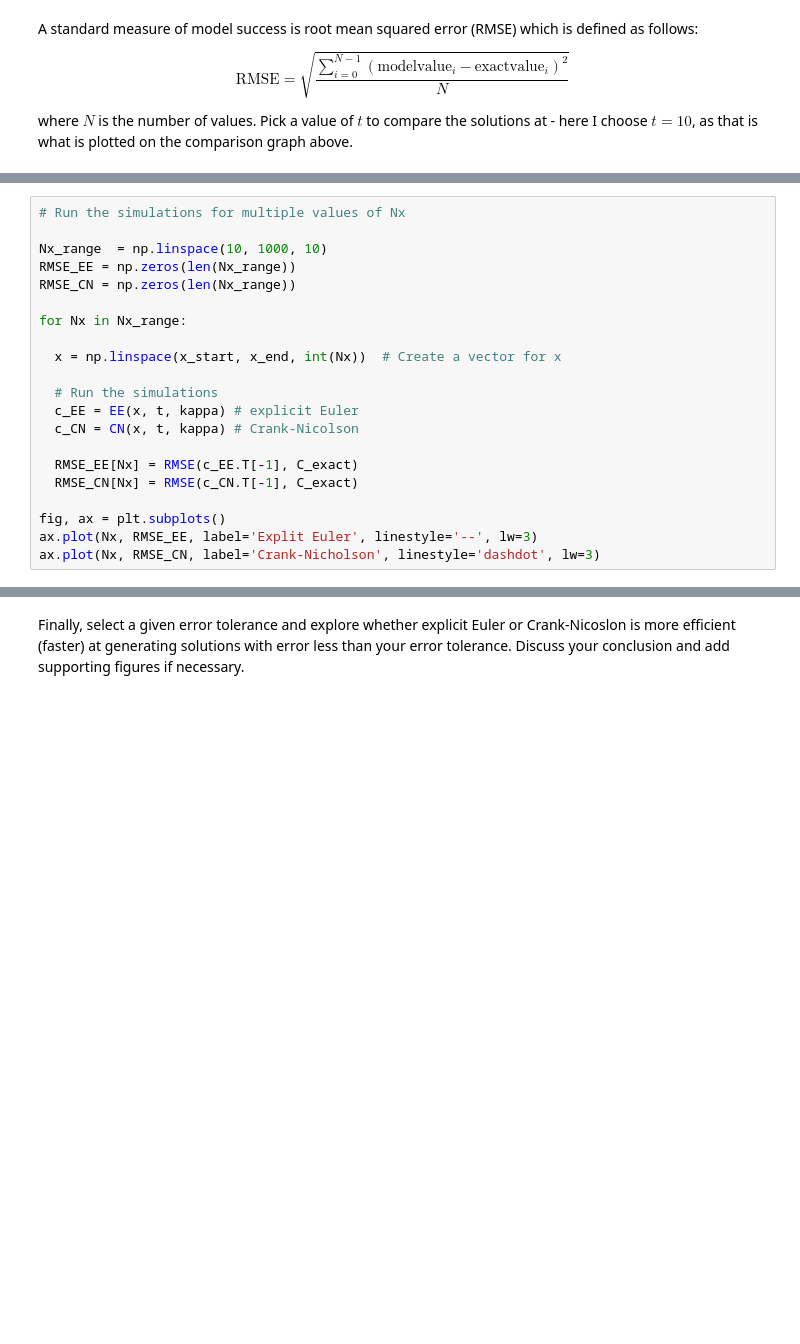
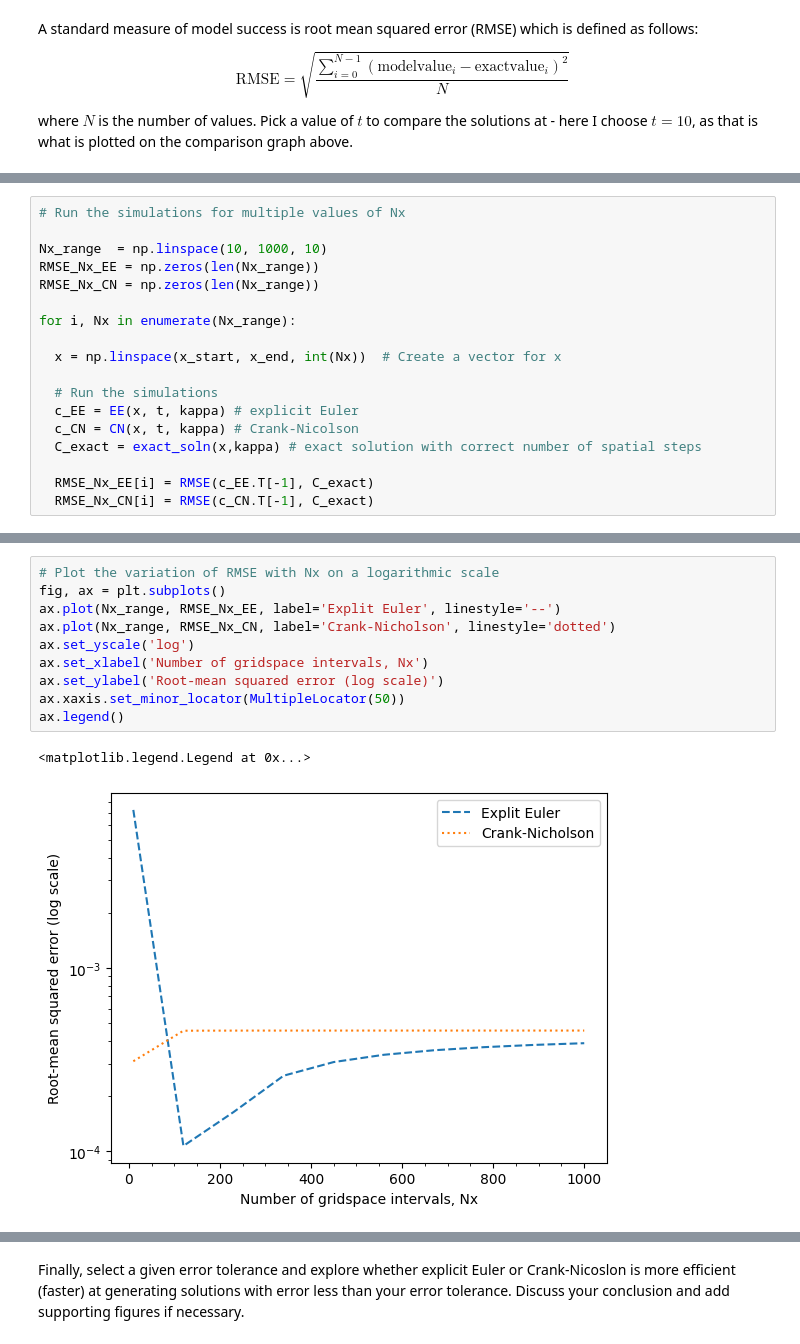
Before and after one commit to sjg230/QCES_LNM, a Jupyter notebook: Project1_numerical_methods.ipynb, the cells around one changed output, grey strips where cells are left out. Cells and saved outputs as stored; diff of their text form; blank space fills up the shorter version.

Commit message:
Now added graphs for RMSE's variation with both Nx and Nt

```diff
--- a/Project1_numerical_methods.ipynb
+++ b/Project1_numerical_methods.ipynb
@@ -276,21 +284,18 @@ The root-mean squared error for the Crank-Nicolson numerical solution is 0.00045
 # Run the simulations for multiple values of Nx
 
 Nx_range  = np.linspace(10, 1000, 10)
-RMSE_EE = np.zeros(len(Nx_range))
-RMSE_CN = np.zeros(len(Nx_range))
+RMSE_Nx_EE = np.zeros(len(Nx_range))
+RMSE_Nx_CN = np.zeros(len(Nx_range))
 
-for Nx in Nx_range:
+for i, Nx in enumerate(Nx_range):
 
   x = np.linspace(x_start, x_end, int(Nx))  # Create a vector for x
 
   # Run the simulations
   c_EE = EE(x, t, kappa) # explicit Euler
   c_CN = CN(x, t, kappa) # Crank-Nicolson
+  C_exact = exact_soln(x,kappa) # exact solution with correct number of spatial steps
 
-  RMSE_EE[Nx] = RMSE(c_EE.T[-1], C_exact)
-  RMSE_CN[Nx] = RMSE(c_CN.T[-1], C_exact)
-
-fig, ax = plt.subplots()
-ax.plot(Nx, RMSE_EE, label='Explit Euler', linestyle='--', lw=3)
-ax.plot(Nx, RMSE_CN, label='Crank-Nicholson', linestyle='dashdot', lw=3)
+  RMSE_Nx_EE[i] = RMSE(c_EE.T[-1], C_exact)
+  RMSE_Nx_CN[i] = RMSE(c_CN.T[-1], C_exact)
 # %% [output]
@@ -299,0 +322,13 @@ ValueError: operands could not be broadcast together with shapes (10,) (100,)
+# %%
+# Plot the variation of RMSE with Nx on a logarithmic scale
+fig, ax = plt.subplots()
+ax.plot(Nx_range, RMSE_Nx_EE, label='Explit Euler', linestyle='--')
+ax.plot(Nx_range, RMSE_Nx_CN, label='Crank-Nicholson', linestyle='dotted')
+ax.set_yscale('log')
+ax.set_xlabel('Number of gridspace intervals, Nx')
+ax.set_ylabel('Root-mean squared error (log scale)')
+ax.xaxis.set_minor_locator(MultipleLocator(50))
+ax.legend()
+# %% [output]
+<matplotlib.legend.Legend at 0x...>
+[figure, added]
```
Also changed, not shown: parts of 9 cells of this notebook.
